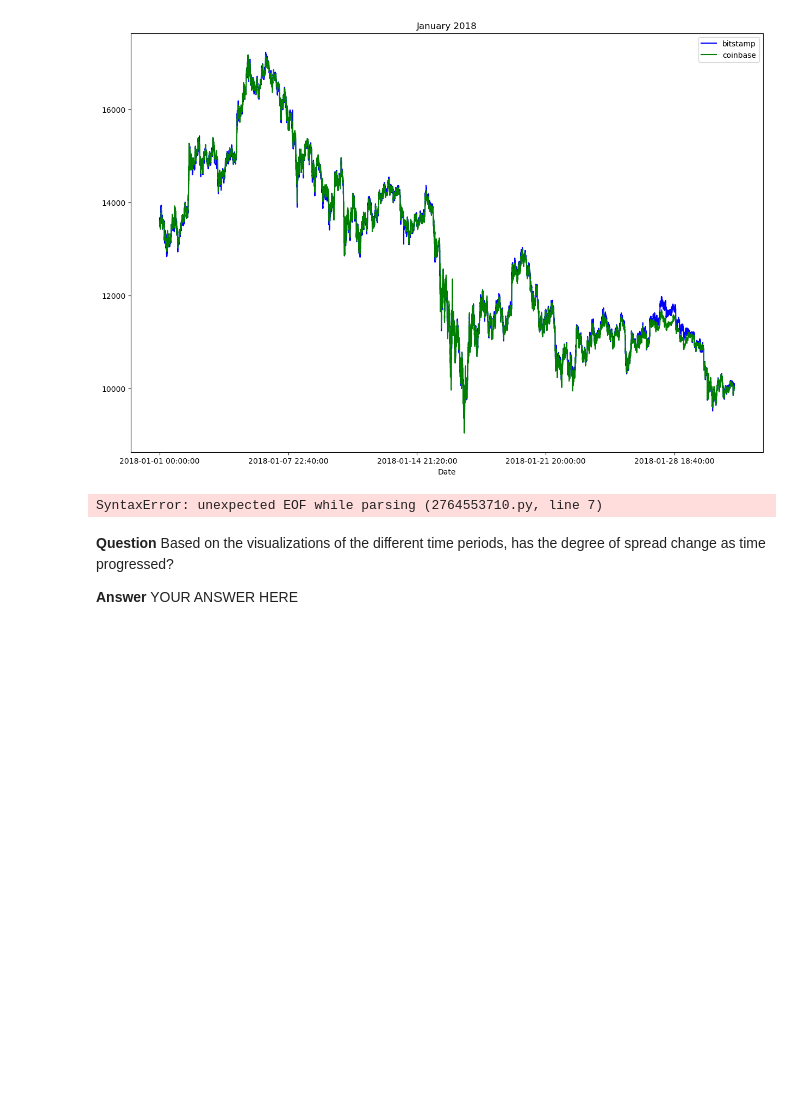
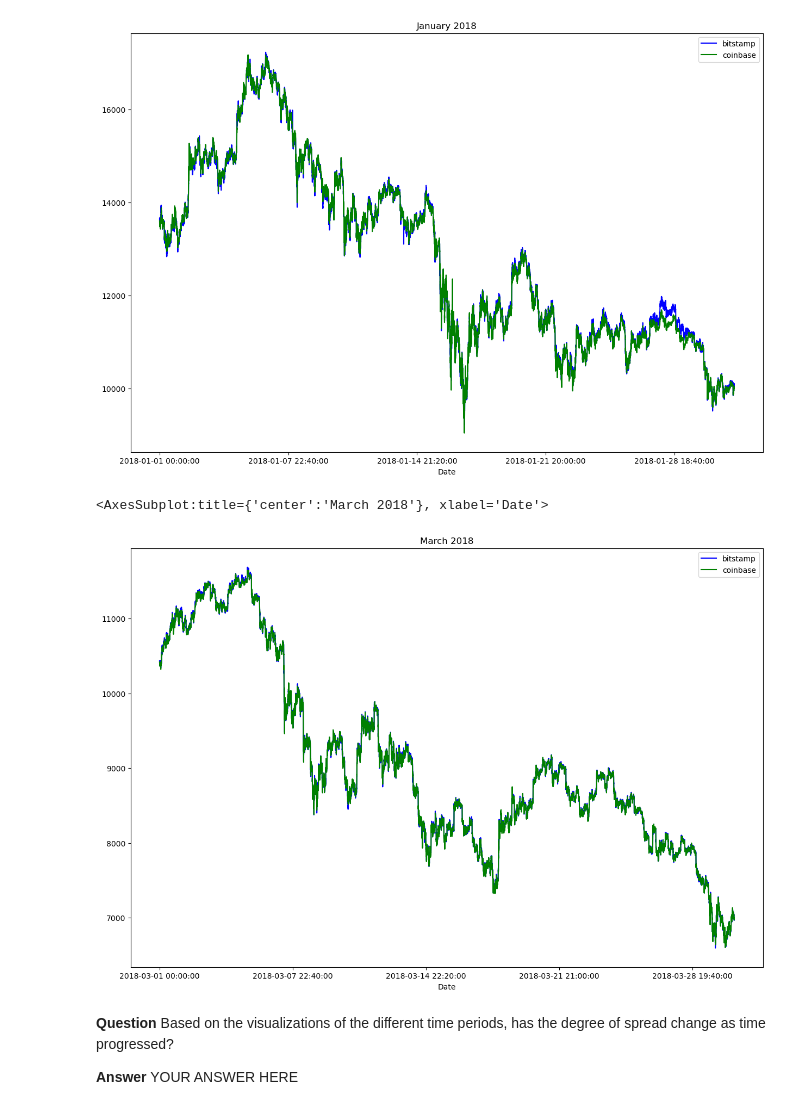
Before and after one commit to arianamoreno13/challenge3, a Jupyter notebook: challenge_03/crypto_arbitrage.ipynb, the cells around one changed output. Cells and saved outputs as stored; diff of their text form; code cells hidden in the pictures; blank space fills up the shorter version.

```diff
--- a/challenge_03/crypto_arbitrage.ipynb
+++ b/challenge_03/crypto_arbitrage.ipynb
@@ -406,13 +408,15 @@ coinbase['Close'].loc['2018-01-01' : '2018-02-01'].plot(
 # %%
 # Using the loc and plot functions, create an overlay plot that visualizes
 # the price action of both DataFrames for a one month period later in the dataset
 # Be sure to include the parameters: legend, figure size, title, and color and label
-bitstamp['Close'].loc['2018-02-28' : '2018-03-31'].plot(
-    legend=True, figsize=(15, 10), title="January 2018", color="blue", label="bitstamp")
-coinbase['Close'].loc['2018-02-28' : '2018-03-31'].plot(
-    legend=True, figsize=(15, 10), color="green", label="coinbase"
+bitstamp_sliced.loc['2018-03-01' : '2018-03-31'].plot(
+    legend=True, figsize=(15, 10), title="March 2018", color="blue", label="bitstamp")
+
+coinbase_sliced.loc['2018-03-01' : '2018-03-31'].plot(
+    legend=True, figsize=(15, 10), color="green", label="coinbase")
 # %% [output]
-SyntaxError: unexpected EOF while parsing (2764553710.py, line 7)
+<AxesSubplot:title={'center':'March 2018'}, xlabel='Date'>
+[figure, added]
 # %% [markdown]
 **Question** Based on the visualizations of the different time periods, has the degree of spread change as time progressed?
 
```
Also changed, not shown: parts of 21 cells of this notebook.
